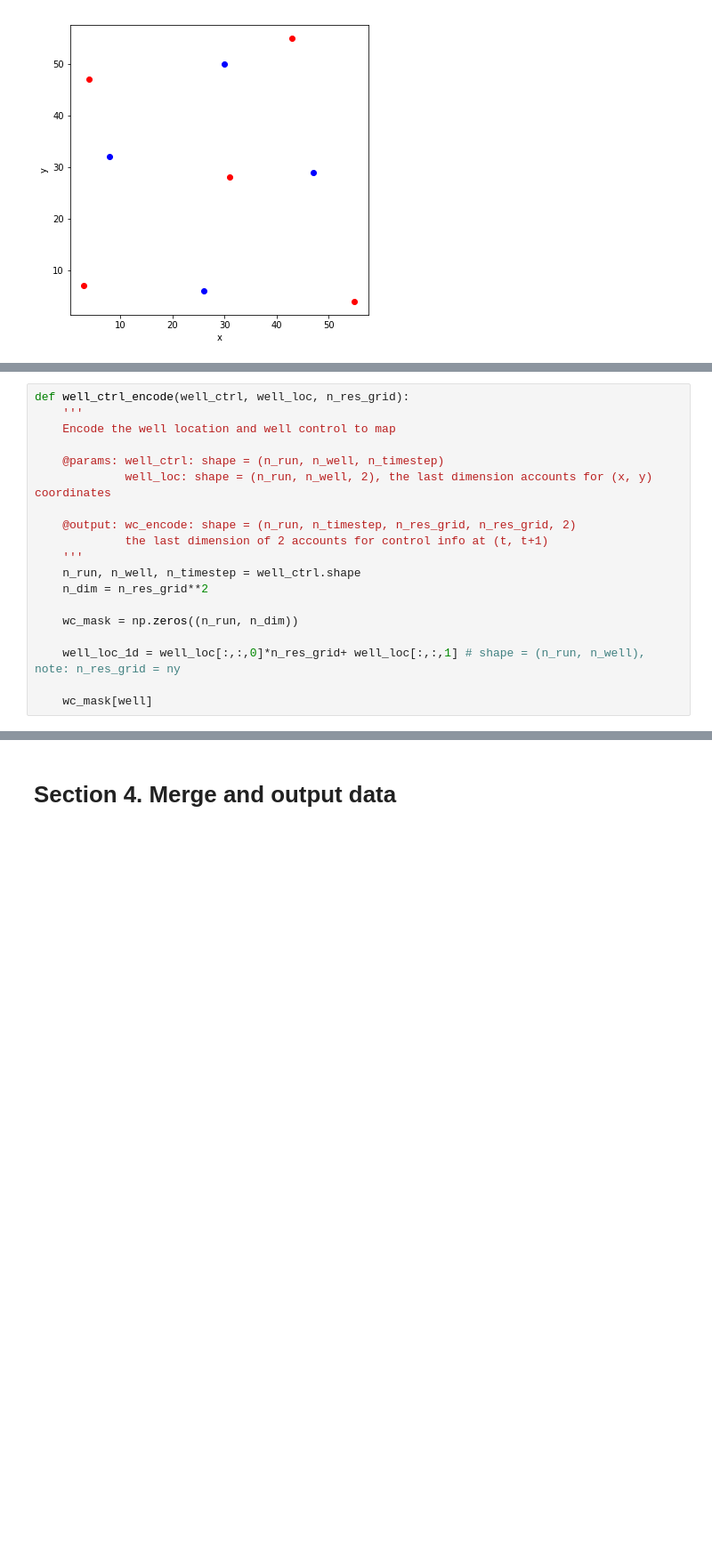
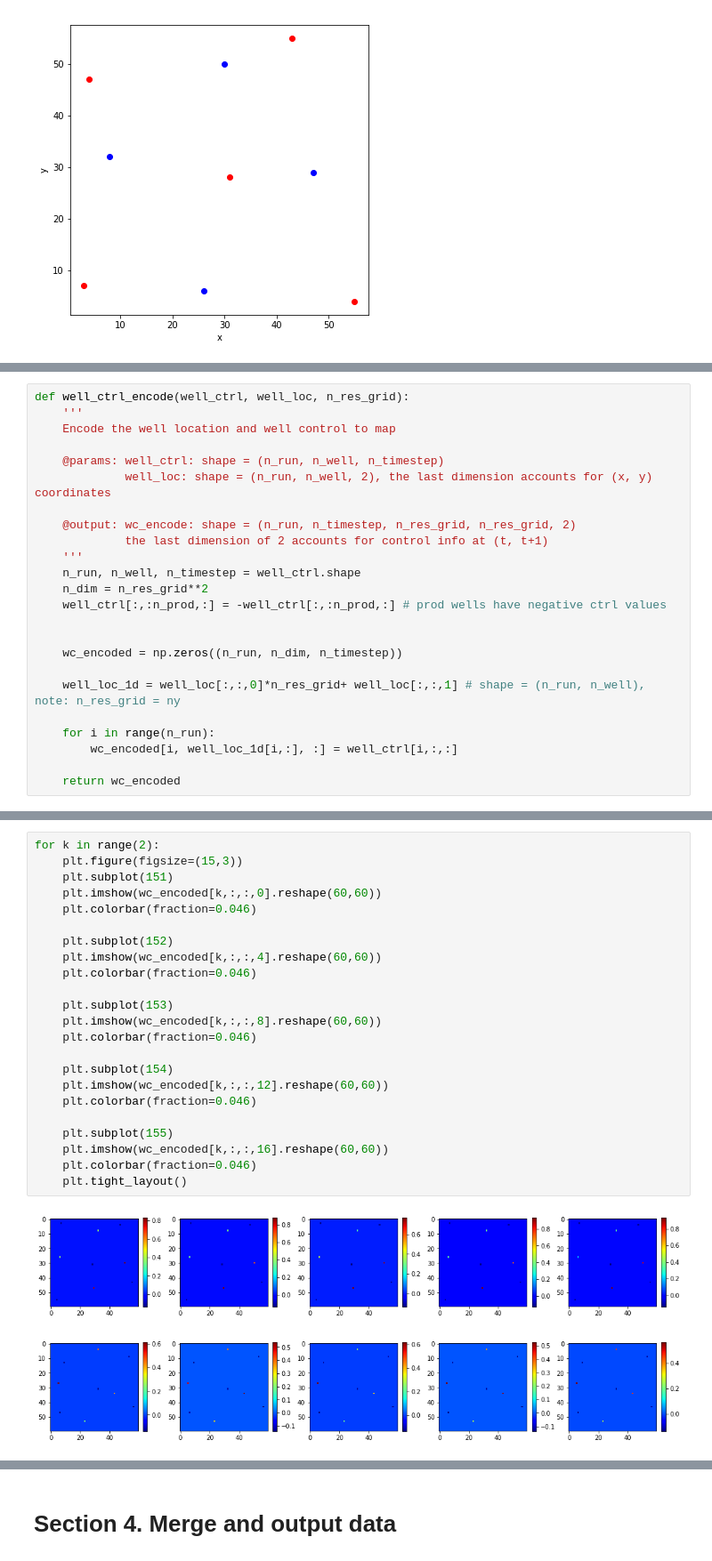
Before and after one commit to lonelysun1990/E2C, a Jupyter notebook: prepare_e2c_training_data_var_wl.ipynb, the cells around one changed output, grey strips where cells are left out. Shown: that part at 89% size. Cells and saved outputs as stored; diff of their text form; blank space fills up the shorter version.

```diff
--- a/prepare_e2c_training_data_var_wl.ipynb
+++ b/prepare_e2c_training_data_var_wl.ipynb
@@ -414,9 +397,14 @@ def well_ctrl_encode(well_ctrl, well_loc, n_res_grid):
     '''
     n_run, n_well, n_timestep = well_ctrl.shape
     n_dim = n_res_grid**2
+    well_ctrl[:,:n_prod,:] = -well_ctrl[:,:n_prod,:] # prod wells have negative ctrl values
 
-    wc_mask = np.zeros((n_run, n_dim))
+
+    wc_encoded = np.zeros((n_run, n_dim, n_timestep))
 
     well_loc_1d = well_loc[:,:,0]*n_res_grid+ well_loc[:,:,1] # shape = (n_run, n_well), note: n_res_grid = ny
 
-    wc_mask[well]
+    for i in range(n_run):
+        wc_encoded[i, well_loc_1d[i,:], :] = well_ctrl[i,:,:]
+
+    return wc_encoded
@@ -422,0 +421,26 @@ def well_ctrl_encode(well_ctrl, well_loc, n_res_grid):
+# %%
+for k in range(2):
+    plt.figure(figsize=(15,3))
+    plt.subplot(151)
+    plt.imshow(wc_encoded[k,:,:,0].reshape(60,60))
+    plt.colorbar(fraction=0.046)
+
+    plt.subplot(152)
+    plt.imshow(wc_encoded[k,:,:,4].reshape(60,60))
+    plt.colorbar(fraction=0.046)
+
+    plt.subplot(153)
+    plt.imshow(wc_encoded[k,:,:,8].reshape(60,60))
+    plt.colorbar(fraction=0.046)
+
+    plt.subplot(154)
+    plt.imshow(wc_encoded[k,:,:,12].reshape(60,60))
+    plt.colorbar(fraction=0.046)
+
+    plt.subplot(155)
+    plt.imshow(wc_encoded[k,:,:,16].reshape(60,60))
+    plt.colorbar(fraction=0.046)
+    plt.tight_layout()
+# %% [output]
+[figure, added]
+[figure, added]
```
Also changed, not shown: parts of 29 cells of this notebook, 16 other files.
